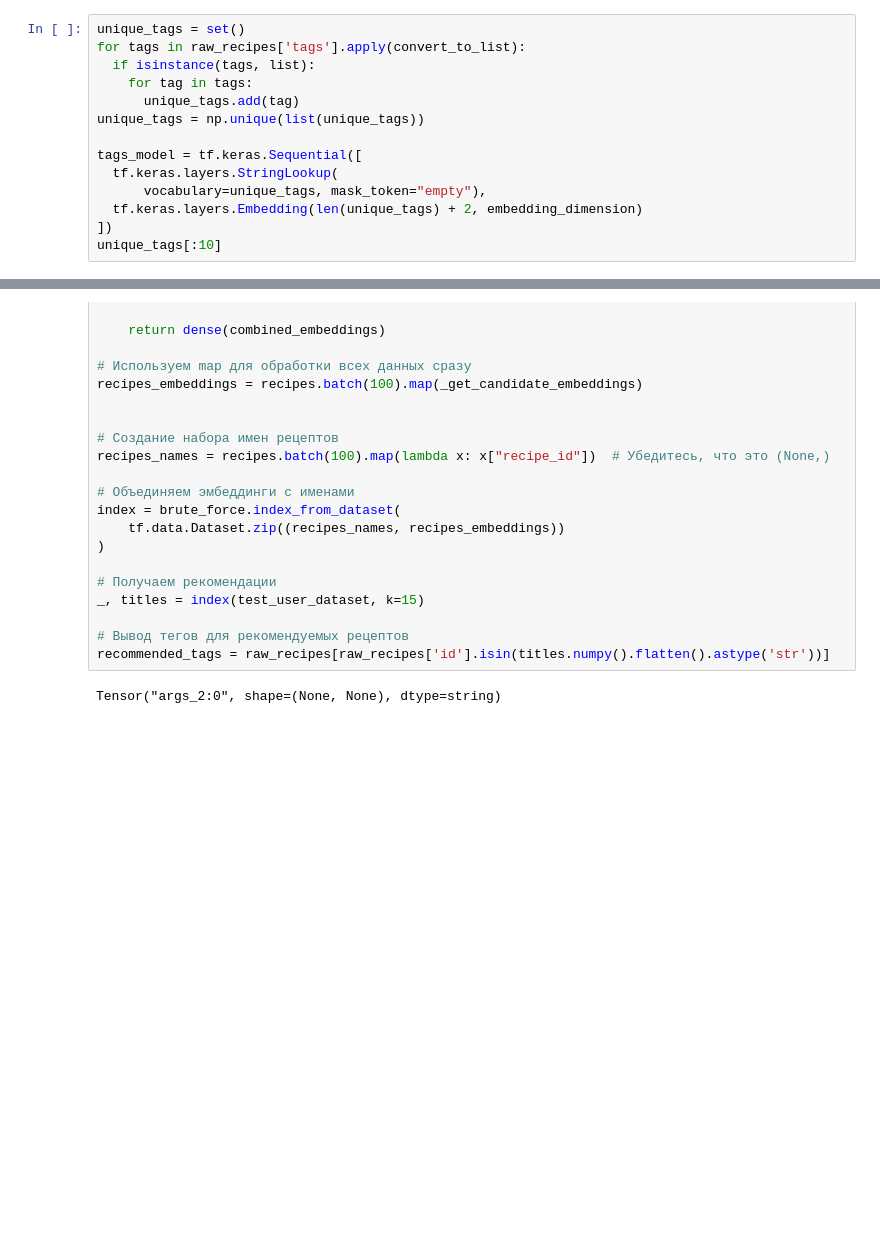
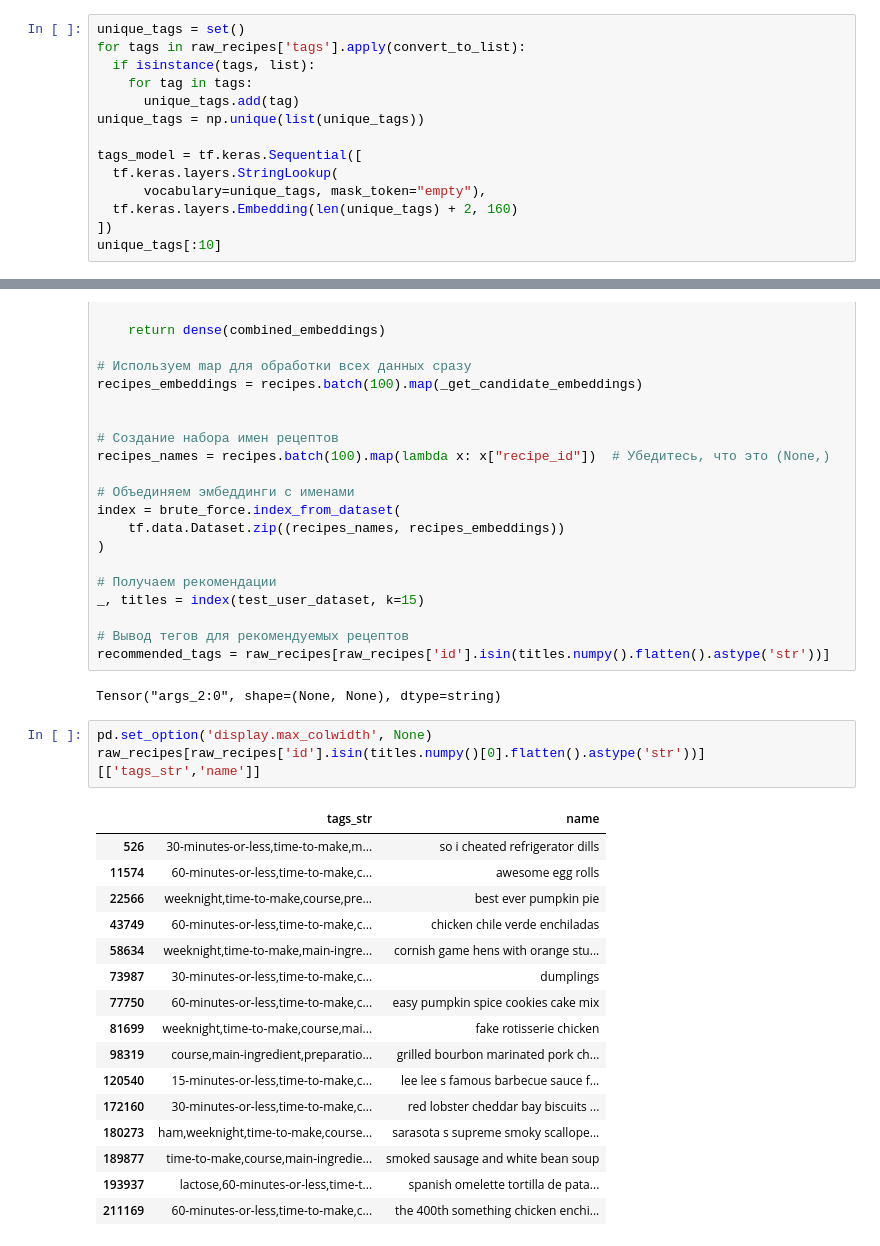
Before and after one commit to MaincharterB/FoodPlaner, a Jupyter notebook: Food_Predictor.ipynb, the cells around one changed output, grey strips where cells are left out. Saved outputs shown, nothing was run; the diff lists cells and outputs as text; blank space fills up the shorter version.

```diff
--- a/Food_Predictor.ipynb
+++ b/Food_Predictor.ipynb
@@ -446,7 +434,7 @@ unique_tags = np.unique(list(unique_tags))
 tags_model = tf.keras.Sequential([
   tf.keras.layers.StringLookup(
       vocabulary=unique_tags, mask_token="empty"),
-  tf.keras.layers.Embedding(len(unique_tags) + 2, embedding_dimension)
+  tf.keras.layers.Embedding(len(unique_tags) + 2, 160)
 ])
 unique_tags[:10]
 # %% [output]
@@ -767,6 +783,26 @@ _, titles = index(test_user_dataset, k=15)
 recommended_tags = raw_recipes[raw_recipes['id'].isin(titles.numpy().flatten().astype('str'))]
 # %% [output]
 Tensor("args_2:0", shape=(None, None), dtype=string)
+# %%
+pd.set_option('display.max_colwidth', None)
+raw_recipes[raw_recipes['id'].isin(titles.numpy()[0].flatten().astype('str'))][['tags_str','name']]
+# %% [output]
+|  | tags_str | name |
+| 526 | 30-minutes-or-less,time-to-make,m... | so i cheated refrigerator dills |
+| 11574 | 60-minutes-or-less,time-to-make,c... | awesome egg rolls |
+| 22566 | weeknight,time-to-make,course,pre... | best ever pumpkin pie |
+| 43749 | 60-minutes-or-less,time-to-make,c... | chicken chile verde enchiladas |
+| 58634 | weeknight,time-to-make,main-ingre... | cornish game hens with orange stu... |
+| 73987 | 30-minutes-or-less,time-to-make,c... | dumplings |
+| 77750 | 60-minutes-or-less,time-to-make,c... | easy pumpkin spice cookies cake mix |
+| 81699 | weeknight,time-to-make,course,mai... | fake rotisserie chicken |
+| 98319 | course,main-ingredient,preparatio... | grilled bourbon marinated pork ch... |
+| 120540 | 15-minutes-or-less,time-to-make,c... | lee lee s famous barbecue sauce f... |
+| 172160 | 30-minutes-or-less,time-to-make,c... | red lobster cheddar bay biscuits ... |
+| 180273 | ham,weeknight,time-to-make,course... | sarasota s supreme smoky scallope... |
+| 189877 | time-to-make,course,main-ingredie... | smoked sausage and white bean soup |
+| 193937 | lactose,60-minutes-or-less,time-t... | spanish omelette tortilla de pata... |
+| 211169 | 60-minutes-or-less,time-to-make,c... | the 400th something chicken enchi... |
 # %%
 recommended_tags[['name', 'tags_str']]
 # %% [output]
```
Also changed, not shown: parts of 19 cells of this notebook.
